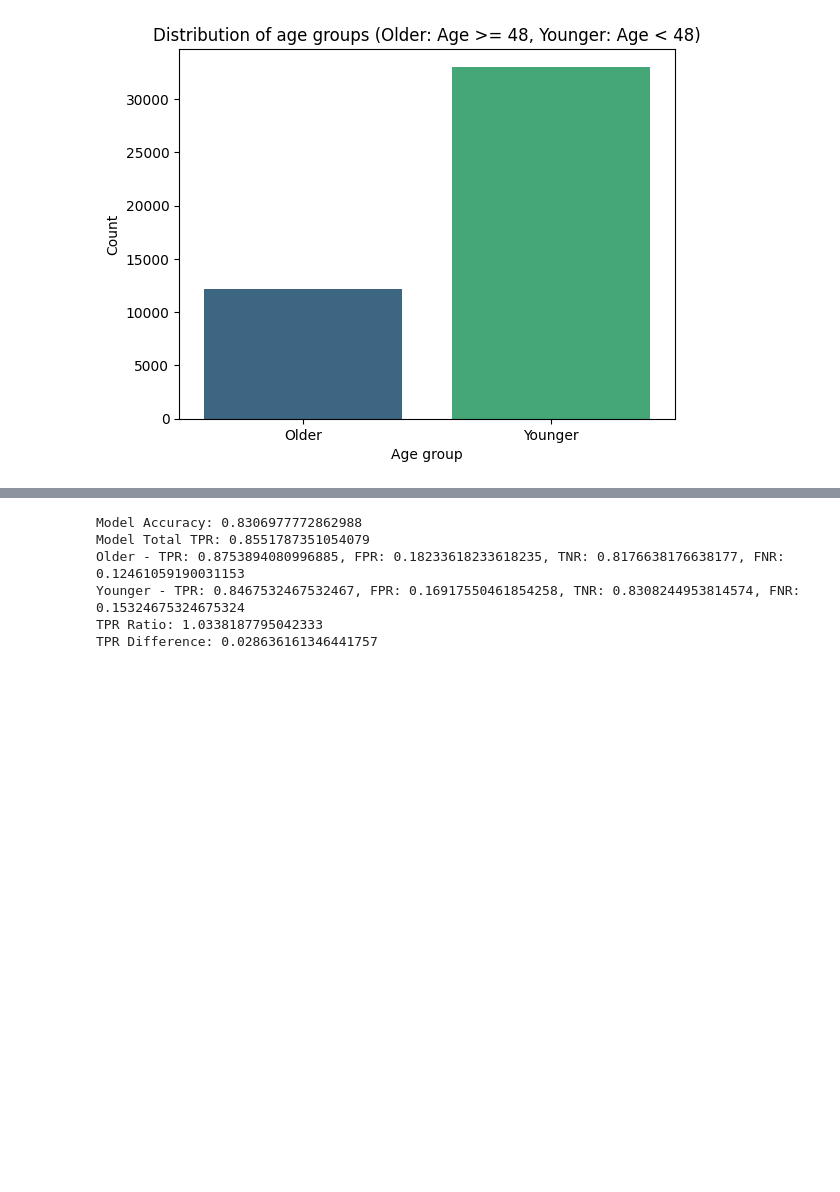
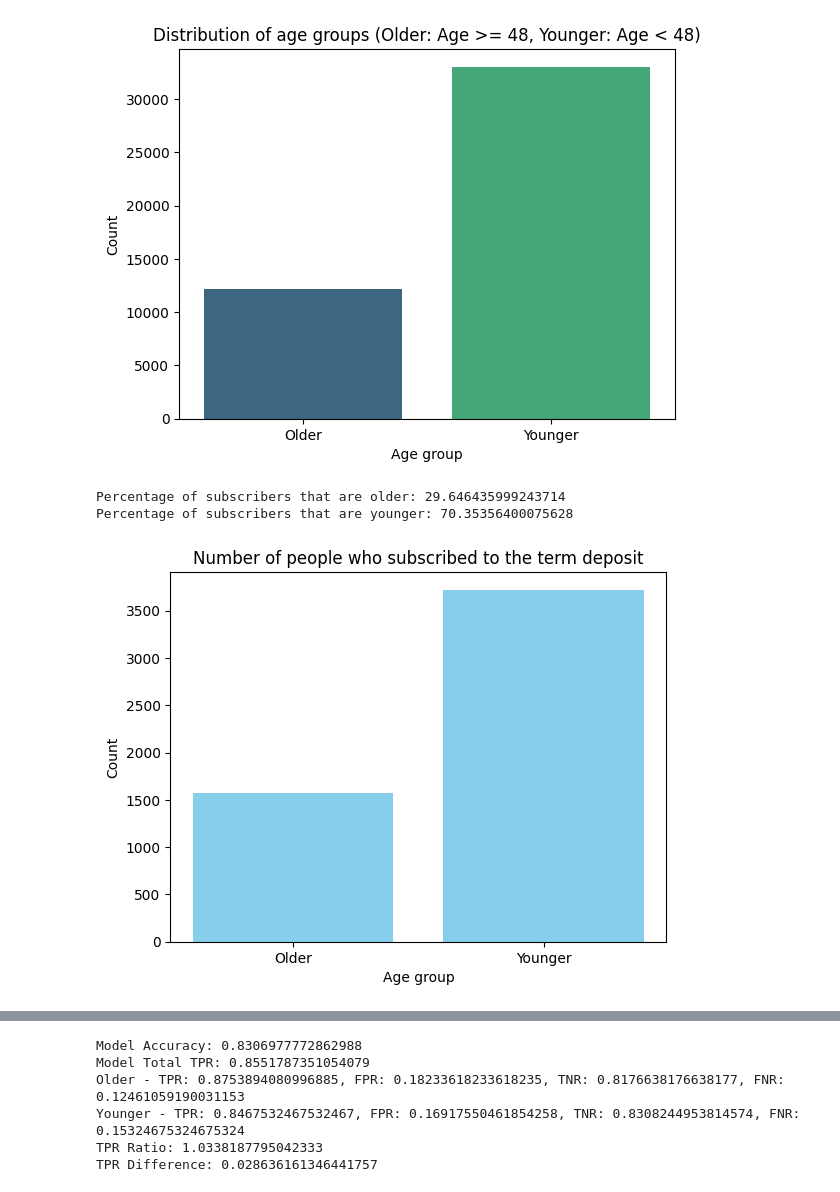
Before and after one commit to kencasimiro/CSE-291-Final-Project, a Jupyter notebook: fairness-bias.ipynb, the cells around one changed output, grey strips where cells are left out. Drawn from its saved outputs; the diff is of its cells as text; code cells hidden in the pictures; blank space fills up the shorter version.

```diff
--- a/fairness-bias.ipynb
+++ b/fairness-bias.ipynb
@@ -149,3 +141,18 @@ plt.xticks([0, 1], ["Older", "Younger"])
 plt.show()
 # %% [output]
 [figure]
+# %%
+# Counts of old vs young people who subscribed to the term deposit
+older_people_subscribed = df[(df["z"] == 0) & (df["y"] == 1)].shape[0]
+younger_people_subscribed = df[(df["z"] == 1) & (df["y"] == 1)].shape[0]
+print(f"Percentage of subscribers that are older: {older_people_subscribed / (older_people_subscribed + younger_people_subscribed) * 100}")
+print(f"Percentage of subscribers that are younger: {younger_people_subscribed / (older_people_subscribed + younger_people_subscribed) * 100}")
+plt.bar(["Older", "Younger"], [older_people_subscribed, younger_people_subscribed], color="skyblue")
+plt.title("Number of people who subscribed to the term deposit")
+plt.xlabel("Age group")
+plt.ylabel("Count")
+plt.show()
+# %% [output]
+Percentage of subscribers that are older: 29.646435999243714
+Percentage of subscribers that are younger: 70.35356400075628
+[figure, added]
```
Also changed, not shown: parts of 19 cells of this notebook.
